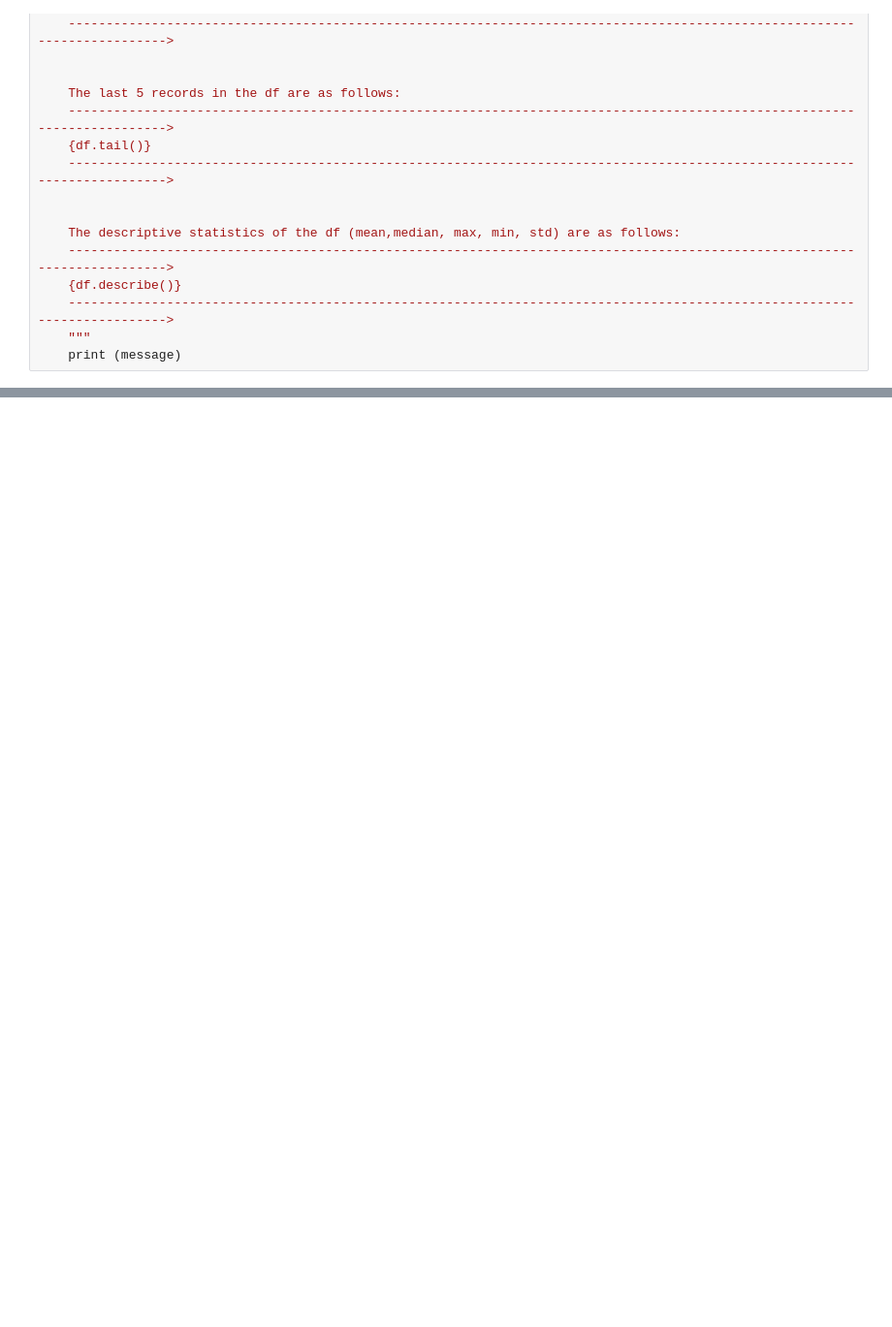
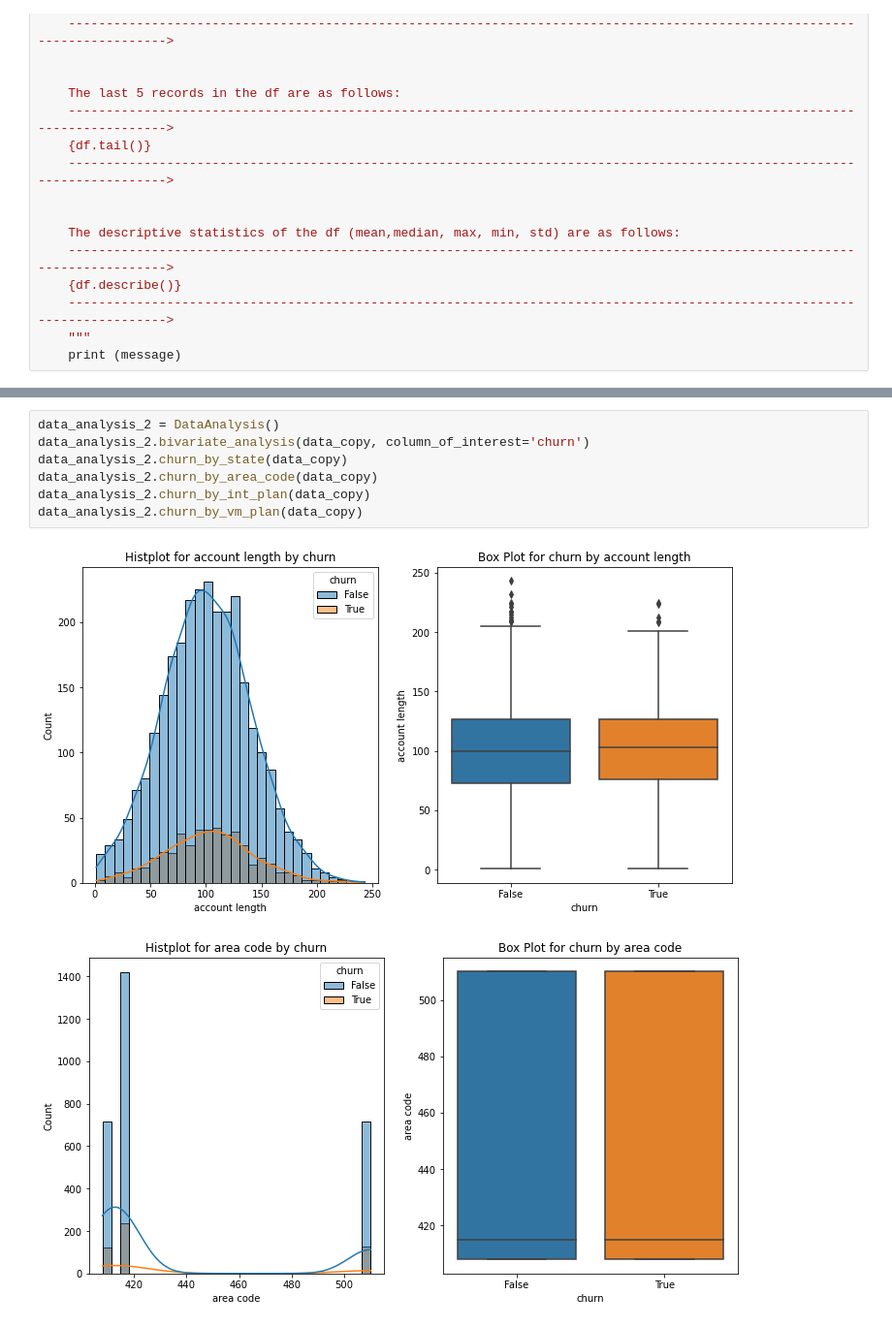
Before and after one commit to WacekeW/Phase-3-Project, a Jupyter notebook: index.ipynb, the cells around one changed output, grey strips where cells are left out. Shown: that part at 97% size. Saved outputs shown, nothing was run; the diff lists cells and outputs as text; blank space fills up the shorter version.

```diff
--- a/index.ipynb
+++ b/index.ipynb
@@ -69,0 +271,10 @@ max             5.400000                9.000000
+# %%
+data_analysis_2 = DataAnalysis()
+data_analysis_2.bivariate_analysis(data_copy, column_of_interest='churn')
+data_analysis_2.churn_by_state(data_copy)
+data_analysis_2.churn_by_area_code(data_copy)
+data_analysis_2.churn_by_int_plan(data_copy)
+data_analysis_2.churn_by_vm_plan(data_copy)
+# %% [output]
+[figure, added]
+[figure, added]
```
Also changed, not shown: parts of 12 cells of this notebook.
